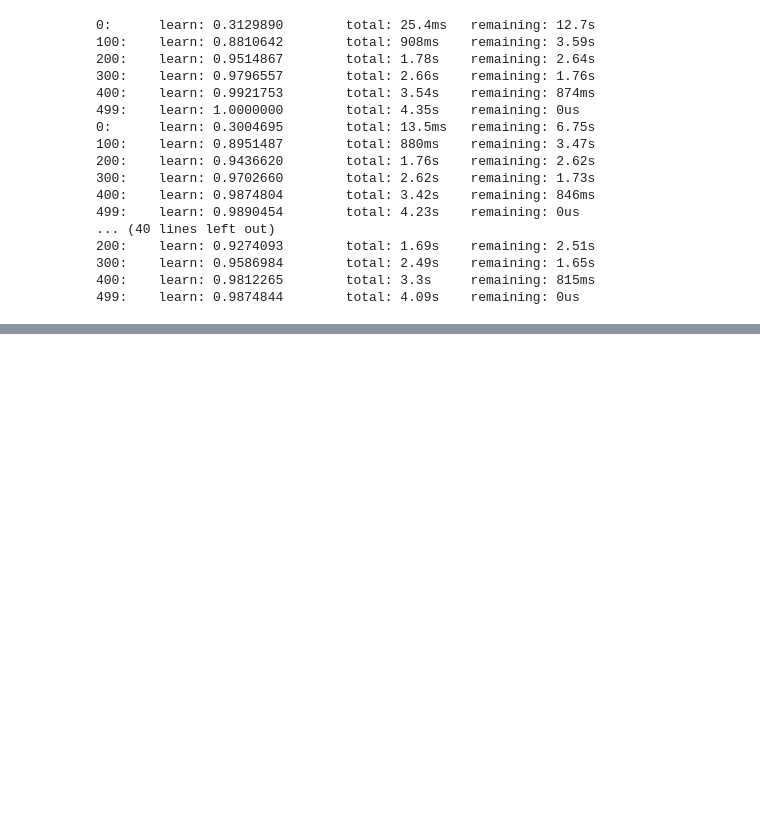
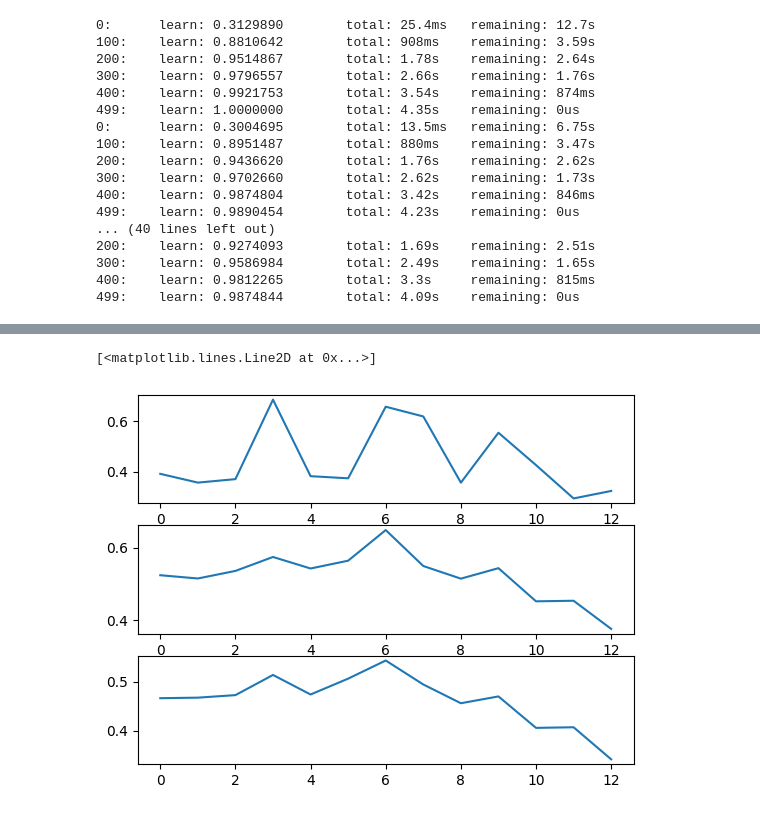
Before and after one commit to dmitrysluch/ariel-tds-music-genre, a Jupyter notebook: genre_detenction_ext.ipynb, the cells around one changed output, grey strips where cells are left out. Cells and saved outputs as stored; diff of their text form; code cells hidden in the pictures; blank space fills up the shorter version.

```diff
--- a/genre_detenction_ext.ipynb
+++ b/genre_detenction_ext.ipynb
@@ -1879,0 +1751,10 @@ imp
+# %%
+plt.subplot(3, 1, 1)
+plt.plot(E_train.features['tempogram_ratio_channel_tempo_mean']._data[0][0][0])
+plt.subplot(3, 1, 2)
+plt.plot(E_train.features['tempogram_ratio_channel_tempo_mean']._data[0][0][1])
+plt.subplot(3, 1, 3)
+plt.plot(E_train.features['tempogram_ratio_channel_tempo_mean']._data[0][0][2])
+# %% [output]
+[<matplotlib.lines.Line2D at 0x...>]
+[figure, added]
```
Also changed, not shown: parts of 55 cells of this notebook, 1 other file.
